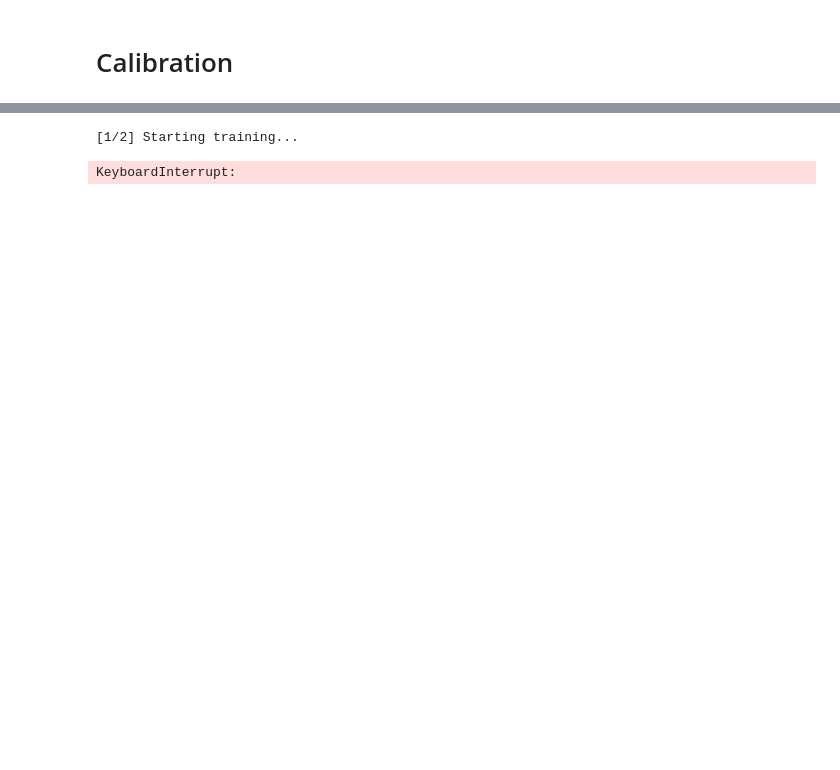
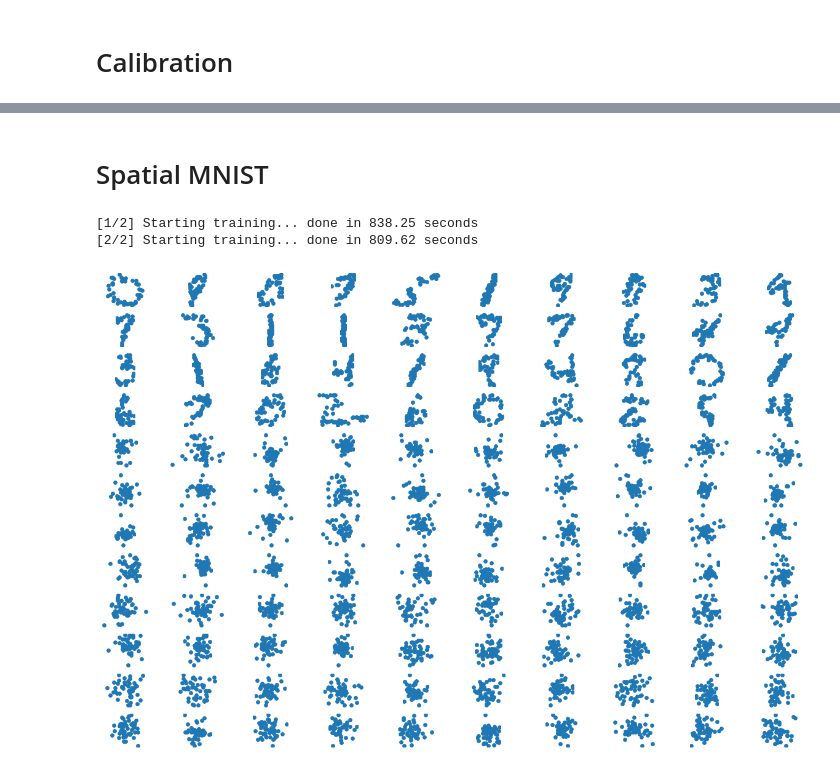
Before and after one commit to xiaoxiae/SurVAE-replication, a Jupyter notebook: main.ipynb, the cells around one changed output, grey strips where cells are left out. Cells and saved outputs as stored; diff of their text form; code cells hidden in the pictures; blank space fills up the shorter version.

```diff
--- a/main.ipynb
+++ b/main.ipynb
@@ -157,3 +161,5 @@ model.train(ngon, batch_size=1000, epochs=100, lr=0.001);
+# %%
+model = models[len(dataset_names) - 1, len(model_names) - 1][0]
 # %%
 X_test = model.sample(100)
 cs = calc_cs(model, X_test, 50)
@@ -165,30 +176,31 @@ plot_cdf(cs[0])
+# %% [markdown]
+# Spatial MNIST
 # %%
 model_generators = [
     lambda: SurVAE(
         [
-            BijectiveLayer(100, [64] * 5),
-            OrthonormalLayer(100),
-        ] * 100,
+            [BijectiveLayer(100, [64] * 5), OrthonormalLayer(100)]
+            for _ in range(20)
+        ],
     ),
     lambda: SurVAE(
         [
-            BijectiveLayer(100, [64] * 5),
-            OrthonormalLayer(100),
-        ] * 50 + [
+            [BijectiveLayer(100, [64] * 5), OrthonormalLayer(100)]
+            for _ in range(10)
+        ] + [
             SortingLayer(),
         ] + [
-            BijectiveLayer(100, [64] * 5),
-            OrthonormalLayer(100),
-        ] * 49,
+            [BijectiveLayer(100, [64] * 5), OrthonormalLayer(100)]
+            for _ in range(9)
+        ],
     ),
 ]
 # %%
-
 # Train the datasets
 models = {}
 batch_size = 1_000
 test_size = 10_000
-epochs = 1_000
+epochs = 5000
 log_count = epochs // 10
 
 # Iterate over datasets and create heatm aps
@@ -203,36 +215,40 @@ for i, model_generator in enumerate(model_generators):
 
     models[i] = (model, results)
 # %% [output]
-[1/2] Starting training...
+[1/2] Starting training... done in 838.25 seconds
+[2/2] Starting training... done in 809.62 seconds
-KeyboardInterrupt:
 # %%
 model_names = ['NF', 'NF + sorting']
 # %%
 rows = 4 * (1 + len(model_generators))
 columns = 10
 smnist = get_spatial_mnist(rows * columns)
 
 # Plot the first k*l images with sampled points in a 2D grid
 fig, axes = plt.subplots(nrows=rows, ncols=columns, figsize=(15, 10))
 
 for i in range(rows):
     for j in range(columns):
         if i // 4 == 0:
             sample = smnist[i * columns + j]
         elif i // 4 == 1:
             sample = models[0][0].sample(1)[0]
         elif i // 4 == 2:
             sample = models[1][0].sample(1)[0]
+        else:
+            raise Exception("Should not have happened!")
 
         ax = axes[i, j]
         points = sample.cpu().numpy().reshape(50, 2)
 
         ax.scatter(points[:, 0], -points[:, 1], s=15, label='Sampled Points')
 
         ax.axis('off')
         ax.set_aspect('equal')
 
 plt.show()
+# %% [output]
+[figure, added]
 # %%
 # Create subplots (+1 for the raw data)
 fig, axs = plt.subplots(1, len(model_names), figsize=(15, 10))
```
Also changed, not shown: parts of 9 cells of this notebook, 4 other files.
